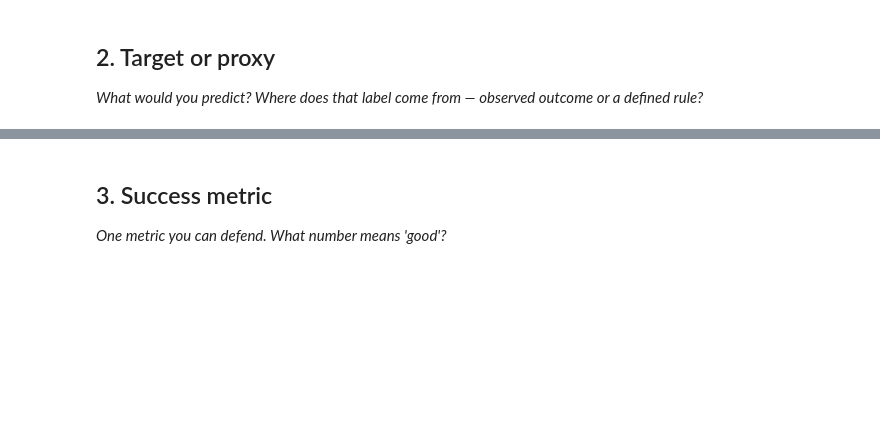
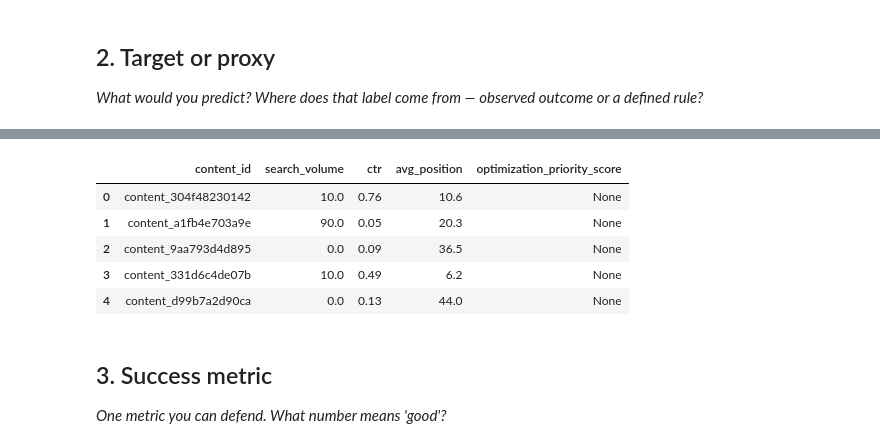
Before and after one commit to hapepaAhmed/my-capstone-project, a Jupyter notebook: work/notebooks/w02_ml_task_framing.ipynb, the cells around one changed output, grey strips where cells are left out. Saved outputs shown, nothing was run; the diff lists cells and outputs as text; code cells hidden in the pictures; blank space fills up the shorter version.

```diff
--- a/work/notebooks/w02_ml_task_framing.ipynb
+++ b/work/notebooks/w02_ml_task_framing.ipynb
@@ -23,3 +55,20 @@ This skeleton is yours to fill. Work the sections **in order** — each one has
+# %%
+df["optimization_priority_score"] = None
+
+df[[
+    "content_id",
+    "search_volume",
+    "ctr",
+    "avg_position",
+    "optimization_priority_score"
+]].head()
+# %% [output]
+|  | content_id | search_volume | ctr | avg_position | optimization_priority_score |
+| 0 | content_304f48230142 | 10.0 | 0.76 | 10.6 | None |
+| 1 | content_a1fb4e703a9e | 90.0 | 0.05 | 20.3 | None |
+| 2 | content_9aa793d4d895 | 0.0 | 0.09 | 36.5 | None |
+| 3 | content_331d6c4de07b | 10.0 | 0.49 | 6.2 | None |
+| 4 | content_d99b7a2d90ca | 0.0 | 0.13 | 44.0 | None |
 # %% [markdown]
 ## 3. Success metric
 
```
Also changed, not shown: parts of 17 cells of this notebook.
